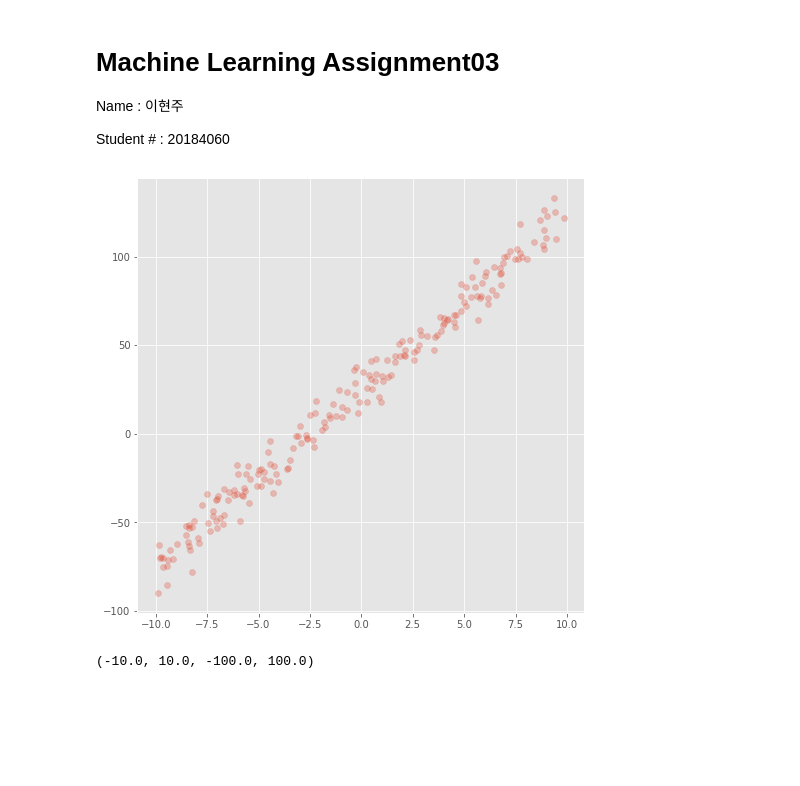
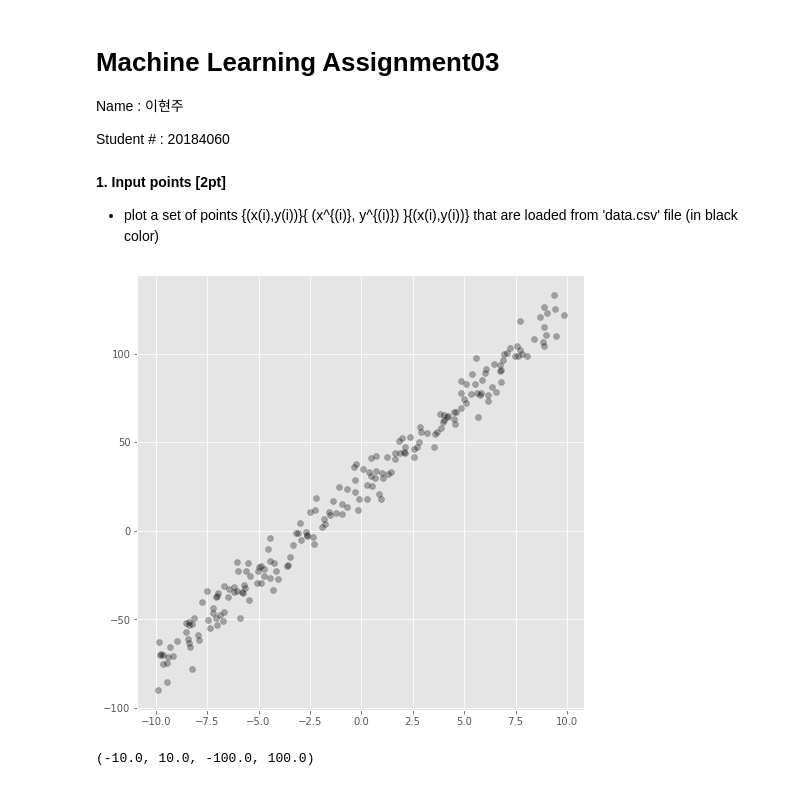
Before and after one commit to dlguswn3659/class-MachineLearning, a Jupyter notebook: assignment03.ipynb, the cells around one changed output. Drawn from its saved outputs; the diff is of its cells as text; code cells hidden in the pictures; blank space fills up the shorter version.

```diff
--- a/assignment03.ipynb
+++ b/assignment03.ipynb
@@ -6,35 +6,46 @@
 Name : 이현주
 
 Student # : 20184060
+# %% [markdown]
+**1. Input points [2pt]**
+
+* plot a set of points {(x(i),y(i))}\{ (x^{(i)}, y^{(i)}) \}{(x(i),y(i))} that are loaded from 'data.csv' file (in black color)
 # %%
+%matplotlib inline
 import numpy as np
 import matplotlib.pyplot as plt
 import matplotlib as mpl
+import seaborn as sns
+import matplotlib.animation as animation
+from scipy import stats
 from mpl_toolkits.mplot3d import Axes3D
-%matplotlib inline
+from sklearn.datasets.samples_generator import make_regression
+# from google.colab import files
 
 plt.style.use(['ggplot'])
+
+# uploaded = files.upload()
 
 path = "assignment_03_data.csv"
 data = np.genfromtxt(path, delimiter=',')
 
 x_data = data[:, 0]
 y_data = data[:, 1]
 
 X= x_data
 
 y = []
 
 for i in range(200):
   line = []
   line.append(y_data[i])
   y.append(line)
 
 plt.figure(figsize=(8, 8))
-plt.scatter(x_data, y_data, alpha=0.3)
+plt.scatter(x_data, y_data, alpha=0.3, color = "black")
 plt.show()
 # %% [output]
-[figure, old version]
+[figure, new version]
 # %%
 X_b = np.c_[np.ones((200,1)),X]
 theta_best = np.linalg.inv(X_b.T.dot(X_b)).dot(X_b.T).dot(y)
```
Also changed, not shown: parts of 5 cells of this notebook.
